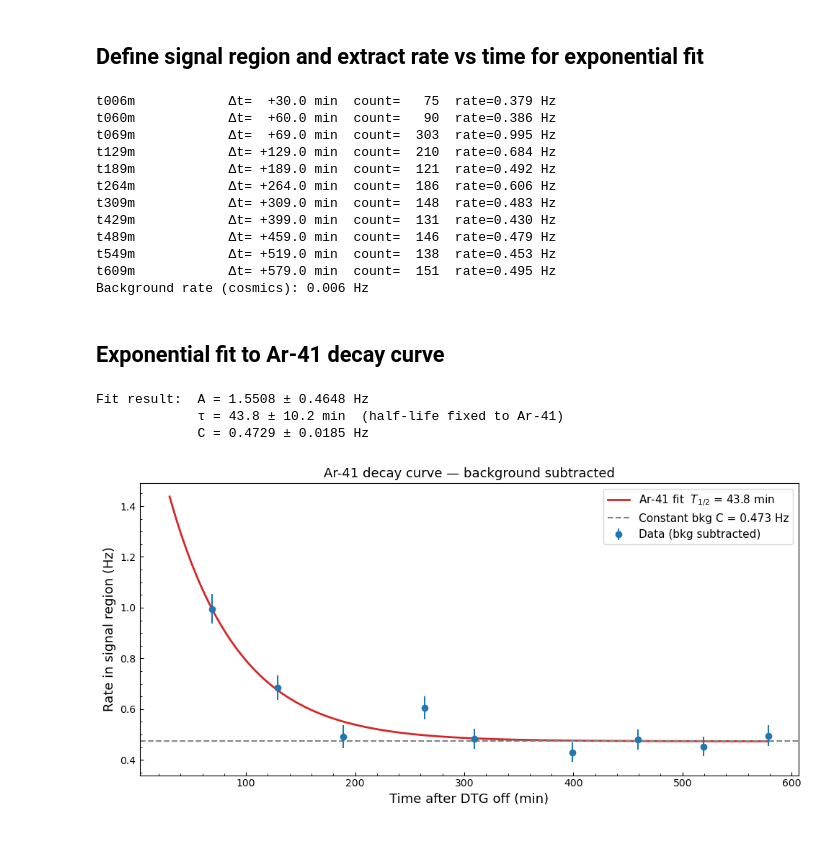
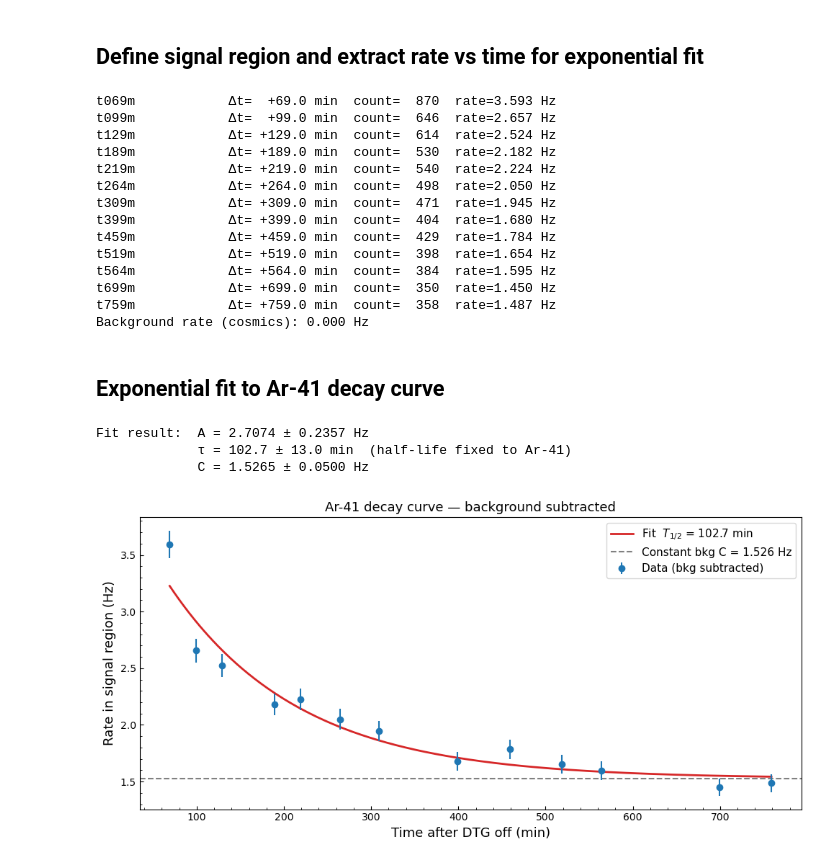
Before and after one commit to lmlepin9/2x2_neutron_sources, a Jupyter notebook: DTG/light/ar41_decay.ipynb, the cells around one changed output. Saved outputs shown, nothing was run; the diff lists cells and outputs as text; code cells hidden in the pictures.

```diff
--- a/DTG/light/ar41_decay.ipynb
+++ b/DTG/light/ar41_decay.ipynb
@@ -458,10 +575,17 @@ plt.show()
 # %%
 # Compare all decay windows side-by-side (detector type set by DETECTOR variable above)
-DETECTOR   = "lcm"   # "acl" or "lcm"
+DETECTOR   = "acl"   # "acl" or "lcm"
 TPC_FILTER = None    # None = all TPCs, or set to a single TPC int (e.g. 0, 1, …, 7) to restrict
 
-EN_BINS = np.arange(0, 50, 0.5)
+EN_BINS = np.arange(0, 100, 0.1)
 FP_BINS = np.arange(0, 1, 0.01)
+
+# Edit these to match the Ar-41 region you see in the 2D histograms above.
+# Ar-41 beta endpoint 2.49 MeV — expect low fprompt (electronic recoil), moderate energy.
+AR41_FP_MIN  = 0.6
+AR41_FP_MAX  = 0.9
+AR41_EN_MIN  = 0.4   # PE — adjust after looking at the histograms
+AR41_EN_MAX  = 1   # PE
 
 def _select(res, det, tpc_filter=None):
     """Return flat fp, en, npe arrays, optionally restricted to one TPC."""
@@ -475,12 +599,17 @@ def _select(res, det, tpc_filter=None):
     return fp.ravel(), en.ravel(), npe.ravel()
 
 n_windows = len(results)
+# plot only every other window if there are many, to avoid overwhelming the plot
+if n_windows > 10:
+    results2 = dict(list(results.items())[::3])
+    print(f"More than 10 windows; plotting every third one (total plotted: {len(results2)})")
+n_windows = len(results2)
 fig, axes = plt.subplots(1, n_windows, figsize=(5 * n_windows, 5),
                          sharey=True, sharex=True)
 
-for ax, (label, res) in zip(axes, results.items()):
+for ax, (label, res) in zip(axes, results2.items()):
     fp, en, npe = _select(res, DETECTOR, TPC_FILTER)
-    en  = en * 0.004 * 0.01   # gain and PDE correction to get PE
+    en  = en /147 * 0.004 /4 # gain and PDE correction to get MeV
     liv = res["livetime_s"]
 
     clean = np.isfinite(fp) & np.isfinite(en) & (npe <= 2)
@@ -491,7 +620,11 @@ for ax, (label, res) in zip(axes, results.items()):
     ax.hist2d(en[clean], fp[clean], bins=[EN_BINS, FP_BINS], norm=LogNorm())
     ax.set_title(f"{label}{tpc_label}\nΔt={dt_min:+.0f} min  live={liv:.0f}s", fontsize=11)
     ax.set_xlabel("$E_{trap}$ (MeV)", fontsize=11)
-    ax.set_xlim(0, 50)
+    ax.set_xlim(0, 3)
+
+# plot a box around the Ar-41 region
+    ax.axvspan(AR41_EN_MIN, AR41_EN_MAX, AR41_FP_MIN, AR41_FP_MAX, color="red", alpha=0.25, label=f"Fit region ({AR41_EN_MIN}-{AR41_EN_MAX} MeV, {AR41_FP_MIN}-{AR41_FP_MAX} fprompt)")
+    ax.legend(fontsize=10)
 
 axes[0].set_ylabel("Fprompt", fontsize=11)
 plt.tight_layout()
@@ -501,12 +635,6 @@ plt.show()
 # %% [markdown]
 ## Define signal region and extract rate vs time for exponential fit
 # %%
-# Edit these to match the Ar-41 region you see in the 2D histograms above.
-# Ar-41 beta endpoint 2.49 MeV — expect low fprompt (electronic recoil), moderate energy.
-AR41_FP_MIN  = 0.4
-AR41_FP_MAX  = 0.6
-AR41_EN_MIN  = 25    # PE — adjust after looking at the histograms
-AR41_EN_MAX  = 35   # PE
 
 # TPC_FILTER: None = all TPCs, or set to e.g. 0, 1, … for spatial check
 # (uses the same _select() helper defined in the 2D histogram cell)
@@ -519,7 +647,7 @@ for label, res in results.items():
     dt_min = (centre_time - DTG_OFF).total_seconds() / 60
 
     fp, en, npe = _select(res, DETECTOR, TPC_FILTER)
-    en  = en * 0.004 * 0.01
+    en  = en /147 * 0.004 /4 # gain and PDE correction to get MeV
     liv = res["livetime_s"]
 
     clean     = np.isfinite(fp) & np.isfinite(en)
@@ -529,7 +657,7 @@ for label, res in results.items():
 
     # Background subtraction using cosmics (scaled to same livetime)
     bkg_fp, bkg_en, bkg_npe = _select(bkg_result, DETECTOR, TPC_FILTER)
-    bkg_en  = bkg_en * 0.004 * 0.01
+    bkg_en  = bkg_en
     bkg_liv = bkg_result["livetime_s"]
     bkg_clean = (bkg_npe == 1) & np.isfinite(bkg_fp) & np.isfinite(bkg_en)
     bkg_in    = bkg_clean & (bkg_fp >= AR41_FP_MIN) & (bkg_fp < AR41_FP_MAX) & (bkg_en >= AR41_EN_MIN) & (bkg_en < AR41_EN_MAX)
@@ -549,18 +677,20 @@ rate_arr     = np.array(rate_arr)
 rate_err_arr = np.array(rate_err_arr)
 print(f"Background rate (cosmics): {bkg_rate:.3f} Hz")
 # %% [output]
-t006m            Δt=  +30.0 min  count=   75  rate=0.379 Hz
-t060m            Δt=  +60.0 min  count=   90  rate=0.386 Hz
-t069m            Δt=  +69.0 min  count=  303  rate=0.995 Hz
-t129m            Δt= +129.0 min  count=  210  rate=0.684 Hz
-t189m            Δt= +189.0 min  count=  121  rate=0.492 Hz
-t264m            Δt= +264.0 min  count=  186  rate=0.606 Hz
-t309m            Δt= +309.0 min  count=  148  rate=0.483 Hz
-t429m            Δt= +399.0 min  count=  131  rate=0.430 Hz
-t489m            Δt= +459.0 min  count=  146  rate=0.479 Hz
-t549m            Δt= +519.0 min  count=  138  rate=0.453 Hz
-t609m            Δt= +579.0 min  count=  151  rate=0.495 Hz
-Background rate (cosmics): 0.006 Hz
+t069m            Δt=  +69.0 min  count=  870  rate=3.593 Hz
+t099m            Δt=  +99.0 min  count=  646  rate=2.657 Hz
+t129m            Δt= +129.0 min  count=  614  rate=2.524 Hz
+t189m            Δt= +189.0 min  count=  530  rate=2.182 Hz
+t219m            Δt= +219.0 min  count=  540  rate=2.224 Hz
+t264m            Δt= +264.0 min  count=  498  rate=2.050 Hz
+t309m            Δt= +309.0 min  count=  471  rate=1.945 Hz
+t399m            Δt= +399.0 min  count=  404  rate=1.680 Hz
+t459m            Δt= +459.0 min  count=  429  rate=1.784 Hz
+t519m            Δt= +519.0 min  count=  398  rate=1.654 Hz
+t564m            Δt= +564.0 min  count=  384  rate=1.595 Hz
+t699m            Δt= +699.0 min  count=  350  rate=1.450 Hz
+t759m            Δt= +759.0 min  count=  358  rate=1.487 Hz
+Background rate (cosmics): 0.000 Hz
 # %% [markdown]
 ## Exponential fit to Ar-41 decay curve
 # %%
@@ -570,9 +700,9 @@ def decay_model(t, A, tau, C):
     """A·exp(-t·ln2/T½) + C  with T½ fixed to Ar-41 half-life."""
     return A * np.exp(-t * np.log(2) / tau) + C
 
-mask = [False, False, True, True, True, True, True, True, True, True, True]  # which windows to include in fit
+# mask = [False, False, True, True, True, True, True, True, True, True, True]  # which windows to include in fit
 # Fit only points with positive rates and finite errors
-fit_mask = np.isfinite(rate_arr) & np.isfinite(rate_err_arr) & (rate_arr > 0) & mask
+fit_mask = np.isfinite(rate_arr) & np.isfinite(rate_err_arr) & (rate_arr > 0)
 
 if fit_mask.sum() >= 2:
     p0 = [rate_arr[fit_mask].max(), AR41_HALFLIFE_MIN, 0.0]
@@ -586,35 +716,37 @@ if fit_mask.sum() >= 2:
 
         fit_ok = True
     except Exception as e:
         print(f"Fit failed: {e}")
         fit_ok = False
 else:
     print("Not enough points for fit")
     fit_ok = False
 
 # Plot
 fig, ax = plt.subplots(figsize=(10, 5))
 ax.errorbar(t_min_arr[fit_mask], rate_arr[fit_mask], yerr=rate_err_arr[fit_mask],
             fmt="o", color="tab:blue", label="Data (bkg subtracted)", zorder=5)
 
 if fit_ok:
     t_fine = np.linspace(t_min_arr.min(), t_min_arr.max(), 500)
     ax.plot(t_fine, decay_model(t_fine, *popt), color="tab:red", lw=2,
-            label=fr"Ar-41 fit  $T_{{1/2}}$ = {popt[1]:.1f} min")
+            label=fr"Fit  $T_{{1/2}}$ = {popt[1]:.1f} min")
     # ax.plot(t_fine, decay_model(t_fine, popt[0], AR41_HALFLIFE_MIN, popt[2]), color="tab:orange", lw=2,
     #         label=fr"Ar-41 fit  $T_{{1/2}}$ fixed to {AR41_HALFLIFE_MIN} min")
     ax.axhline(popt[2], ls="--", color="gray", label=f"Constant bkg C = {popt[2]:.3f} Hz")
 
 ax.set_xlabel("Time after DTG off (min)", fontsize=13)
 ax.set_ylabel("Rate in signal region (Hz)", fontsize=13)
 ax.set_title("Ar-41 decay curve — background subtracted", fontsize=13)
 ax.legend(fontsize=11)
+# ax.set_yscale("log")
+# ax.set_xscale("log")
 ax.minorticks_on()
 ax.tick_params(direction="in", which="both")
 plt.tight_layout()
 plt.show()
 # %% [output]
-Fit result:  A = 1.5508 ± 0.4648 Hz
-             τ = 43.8 ± 10.2 min  (half-life fixed to Ar-41)
-             C = 0.4729 ± 0.0185 Hz
+Fit result:  A = 2.7074 ± 0.2357 Hz
+             τ = 102.7 ± 13.0 min  (half-life fixed to Ar-41)
+             C = 1.5265 ± 0.0500 Hz
-[figure, old version]
+[figure, new version]
```
Also changed, not shown: parts of 7 cells of this notebook, 2 other files.
